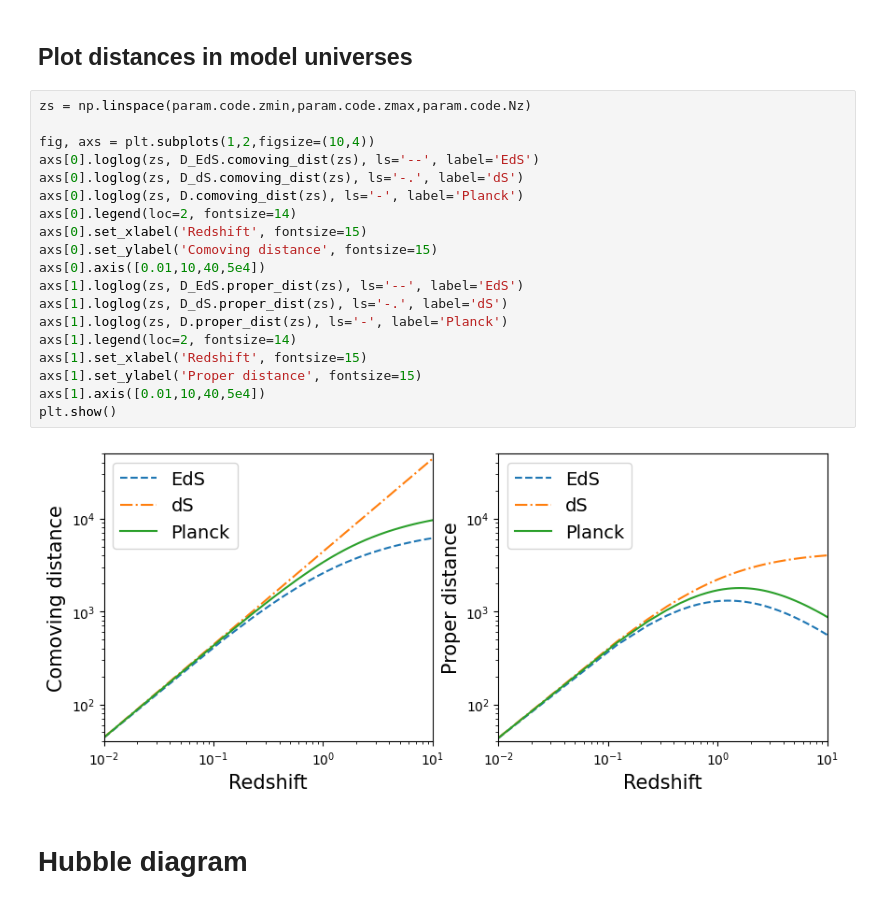
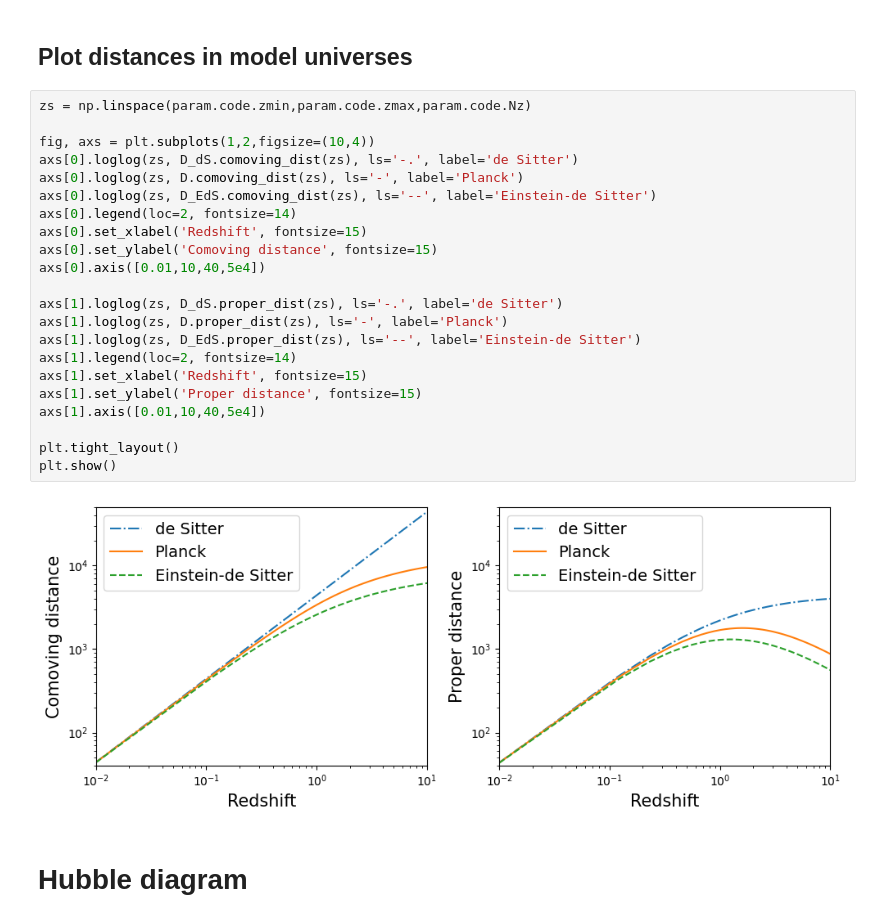
Before and after one commit to sambit-giri/AstronomyCalc, a Jupyter notebook: docs/examples/tutorials.ipynb, the cells around one changed output. Saved outputs shown, nothing was run; the diff lists cells and outputs as text.

```diff
--- a/docs/examples/tutorials.ipynb
+++ b/docs/examples/tutorials.ipynb
@@ -74,24 +62,27 @@ D = AstronomyCalc.CosmoDistances(param)
 # %%
 zs = np.linspace(param.code.zmin,param.code.zmax,param.code.Nz)
 
 fig, axs = plt.subplots(1,2,figsize=(10,4))
-axs[0].loglog(zs, D_EdS.comoving_dist(zs), ls='--', label='EdS')
-axs[0].loglog(zs, D_dS.comoving_dist(zs), ls='-.', label='dS')
+axs[0].loglog(zs, D_dS.comoving_dist(zs), ls='-.', label='de Sitter')
 axs[0].loglog(zs, D.comoving_dist(zs), ls='-', label='Planck')
+axs[0].loglog(zs, D_EdS.comoving_dist(zs), ls='--', label='Einstein-de Sitter')
 axs[0].legend(loc=2, fontsize=14)
 axs[0].set_xlabel('Redshift', fontsize=15)
 axs[0].set_ylabel('Comoving distance', fontsize=15)
 axs[0].axis([0.01,10,40,5e4])
-axs[1].loglog(zs, D_EdS.proper_dist(zs), ls='--', label='EdS')
-axs[1].loglog(zs, D_dS.proper_dist(zs), ls='-.', label='dS')
+
+axs[1].loglog(zs, D_dS.proper_dist(zs), ls='-.', label='de Sitter')
 axs[1].loglog(zs, D.proper_dist(zs), ls='-', label='Planck')
+axs[1].loglog(zs, D_EdS.proper_dist(zs), ls='--', label='Einstein-de Sitter')
 axs[1].legend(loc=2, fontsize=14)
 axs[1].set_xlabel('Redshift', fontsize=15)
 axs[1].set_ylabel('Proper distance', fontsize=15)
 axs[1].axis([0.01,10,40,5e4])
+
+plt.tight_layout()
 plt.show()
 # %% [output]
-[figure, old version]
+[figure, new version]
 # %% [markdown]
 # Hubble diagram
 # %% [markdown]
```
Also changed, not shown: parts of 6 cells of this notebook, 1 other file.
